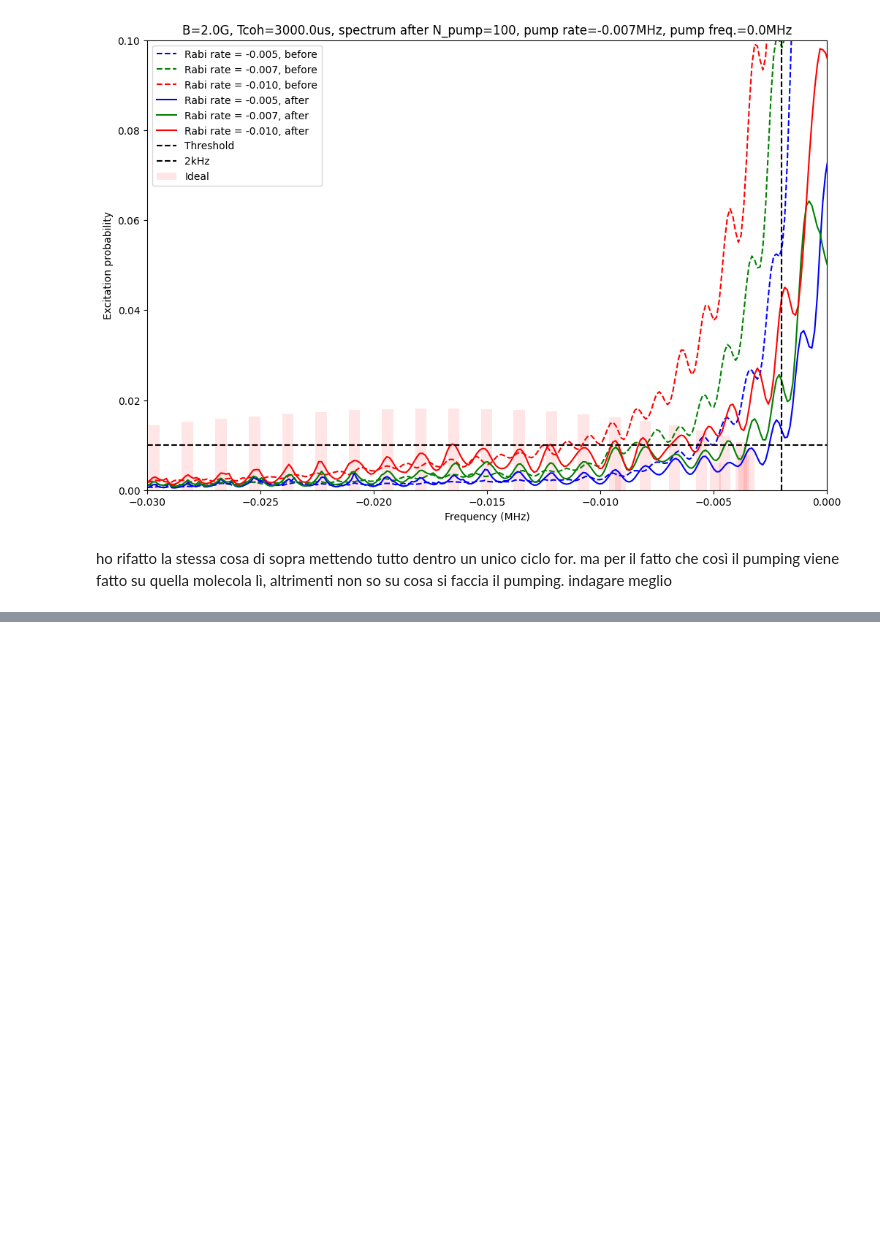
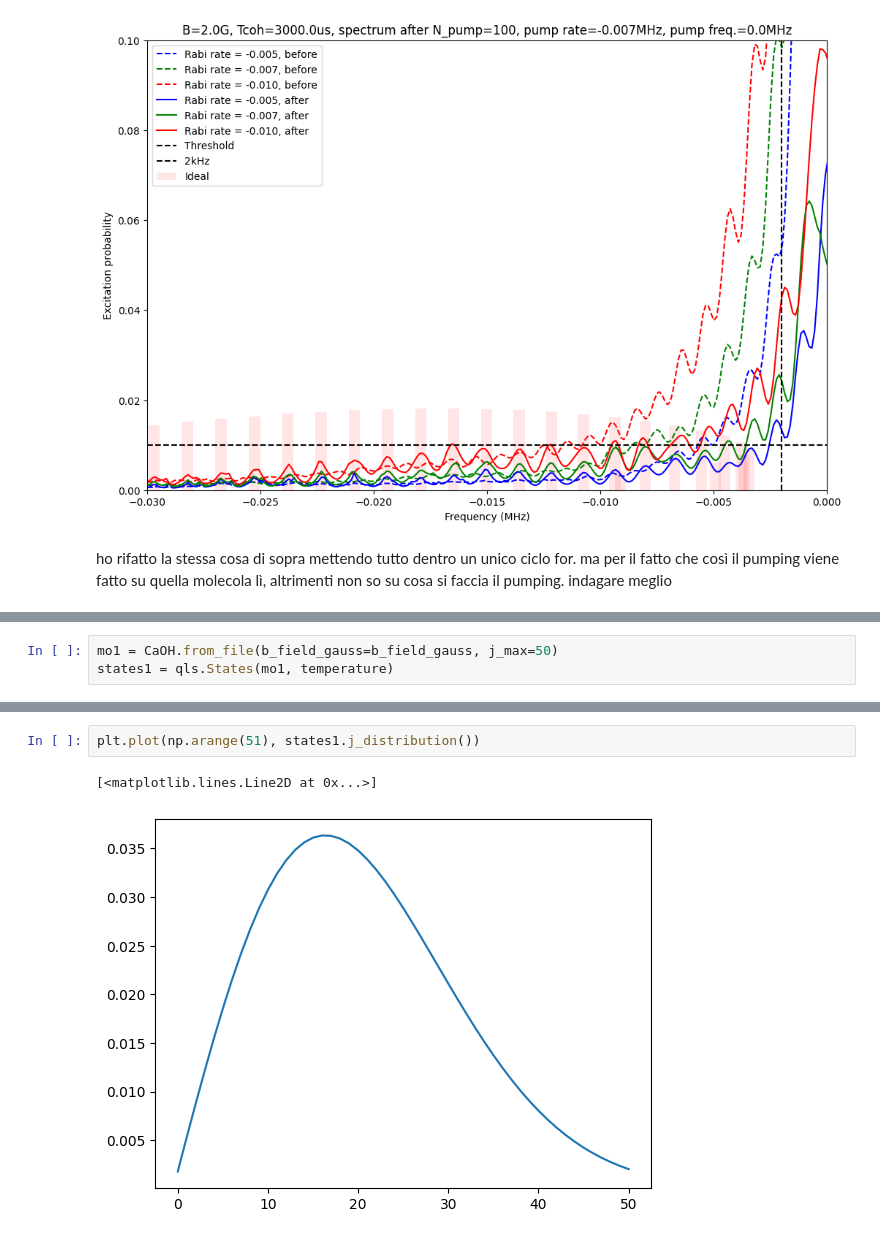
Before and after one commit to sdracia/master-thesis, a Jupyter notebook: molecules-calculation/spectrum_ACstark.ipynb, the cells around one changed output, grey strips where cells are left out. Drawn from its saved outputs; the diff is of its cells as text; blank space fills up the shorter version.

Commit message:
distributions

```diff
--- a/spectrum_ACstark.ipynb
+++ b/molecules-calculation/spectrum_ACstark.ipynb
@@ -607,0 +524,3 @@ plt.show()
+# %%
+mo1 = CaOH.from_file(b_field_gauss=b_field_gauss, j_max=50)
+states1 = qls.States(mo1, temperature)
@@ -607,0 +562,5 @@ plt.show()
+# %%
+plt.plot(np.arange(51), states1.j_distribution())
+# %% [output]
+[<matplotlib.lines.Line2D at 0x...>]
+[figure, added]
```
Also changed, not shown: parts of 11 cells of this notebook, 35 other files.
